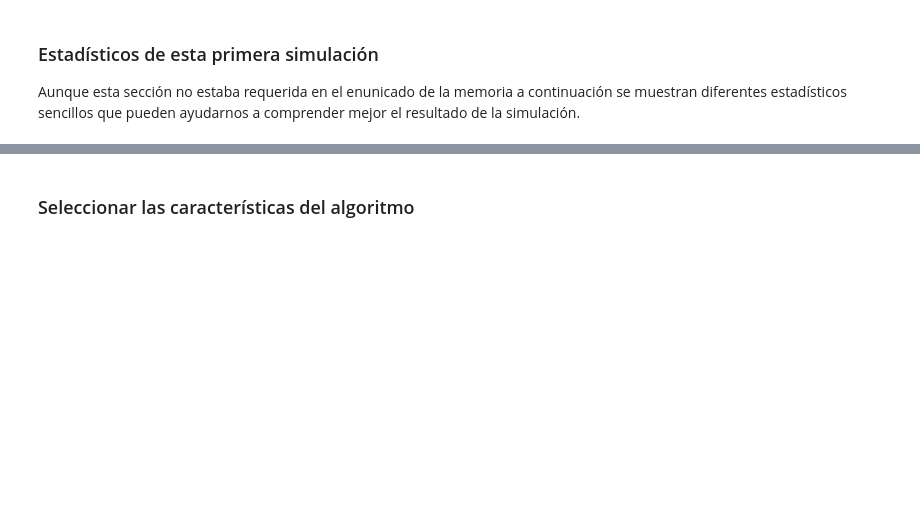
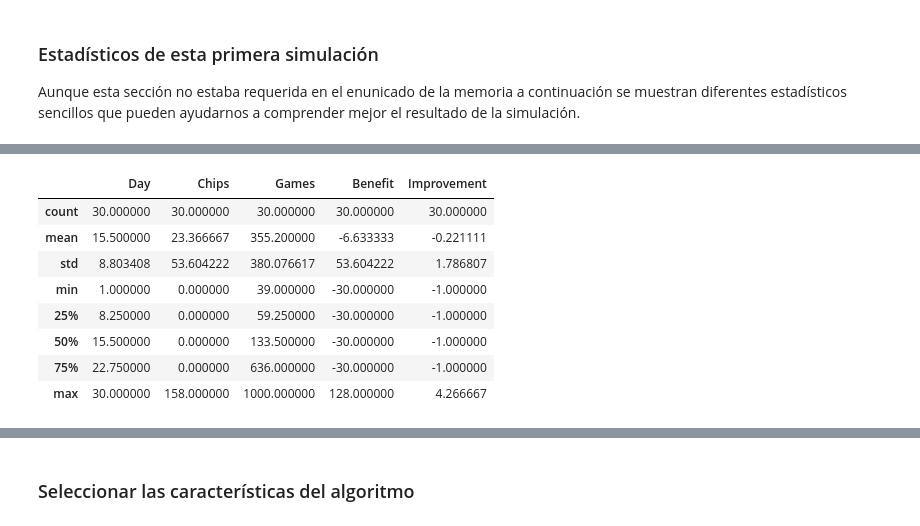
Before and after one commit to scaverod/GamblingMarkovChain, a Jupyter notebook: enunciado.ipynb, the cells around one changed output, grey strips where cells are left out. Cells and saved outputs as stored; diff of their text form; code cells hidden in the pictures; blank space fills up the shorter version.

```diff
--- a/enunciado.ipynb
+++ b/enunciado.ipynb
@@ -286,0 +311,12 @@ import numpy as np
+# %%
+df.describe()
+# %% [output]
+|  | Day | Chips | Games | Benefit | Improvement |
+| count | 30.000000 | 30.000000 | 30.000000 | 30.000000 | 30.000000 |
+| mean | 15.500000 | 23.366667 | 355.200000 | -6.633333 | -0.221111 |
+| std | 8.803408 | 53.604222 | 380.076617 | 53.604222 | 1.786807 |
+| min | 1.000000 | 0.000000 | 39.000000 | -30.000000 | -1.000000 |
+| 25% | 8.250000 | 0.000000 | 59.250000 | -30.000000 | -1.000000 |
+| 50% | 15.500000 | 0.000000 | 133.500000 | -30.000000 | -1.000000 |
+| 75% | 22.750000 | 0.000000 | 636.000000 | -30.000000 | -1.000000 |
+| max | 30.000000 | 158.000000 | 1000.000000 | 128.000000 | 4.266667 |
```
Also changed, not shown: parts of 18 cells of this notebook.
